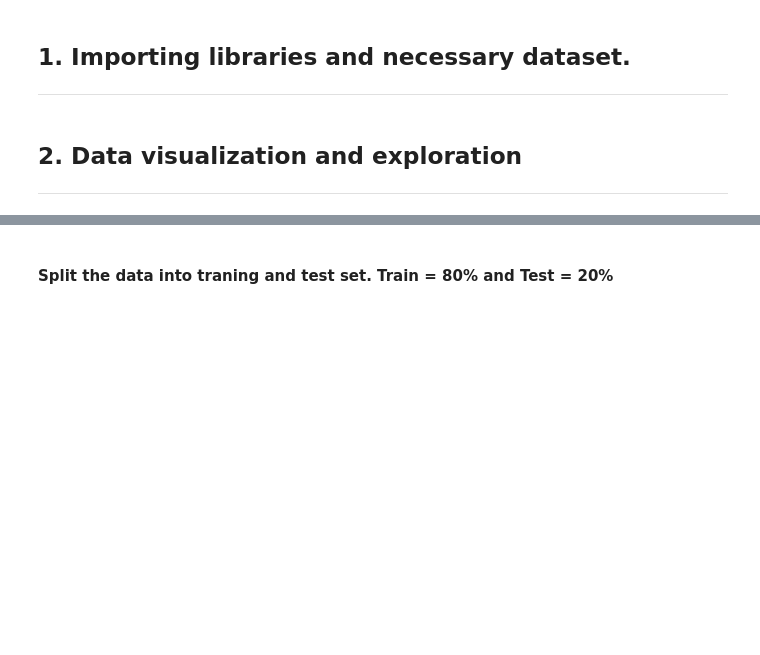
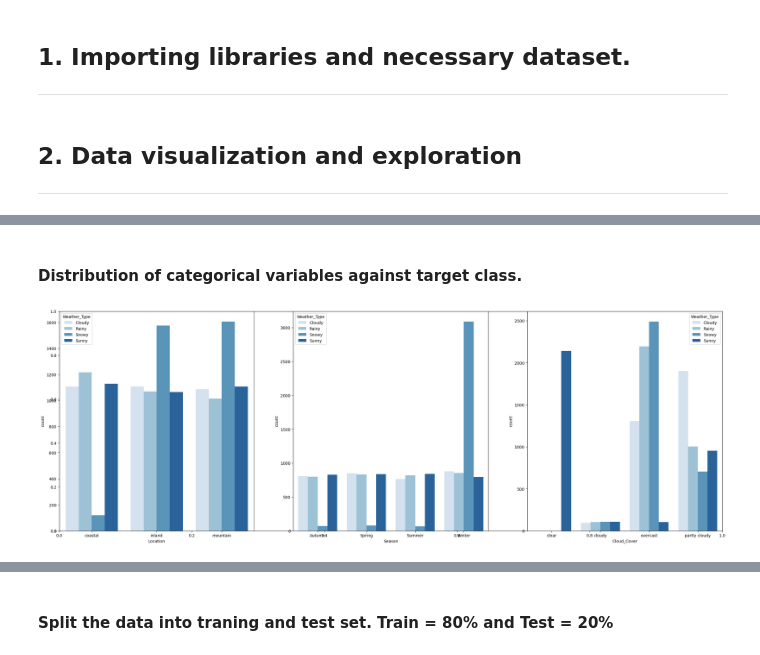
Before and after one commit to hrishi2893/ai-ml-masters, a Jupyter notebook: semester-1/machine-learning/assignment-1/group_142_problem_statement_6.ipynb, the cells around one changed output, grey strips where cells are left out. Cells and saved outputs as stored; diff of their text form; code cells hidden in the pictures; blank space fills up the shorter version.

```diff
--- a/semester-1/machine-learning/assignment-1/group_142_problem_statement_6.ipynb
+++ b/semester-1/machine-learning/assignment-1/group_142_problem_statement_6.ipynb
@@ -226,0 +176,13 @@ y = weather_data_copy['Weather Type']
+# %% [markdown]
+#### Distribution of categorical variables against target class.
+# %%
+#Check the distribution of categorical variable against target class.
+fig, ax = plt.subplots(figsize=(30,10))
+x = 1
+for colName in ['Location','Season','Cloud_Cover']:
+    plt.subplot(1,3,x)
+    weather_data_vis = weather_data.filter(items=[colName, 'Weather_Type'])
+    sns.countplot(x=colName, hue='Weather_Type', data=weather_data_vis, palette="Blues")
+    x +=1
+# %% [output]
+[figure, added]
```
Also changed, not shown: parts of 80 cells of this notebook.
